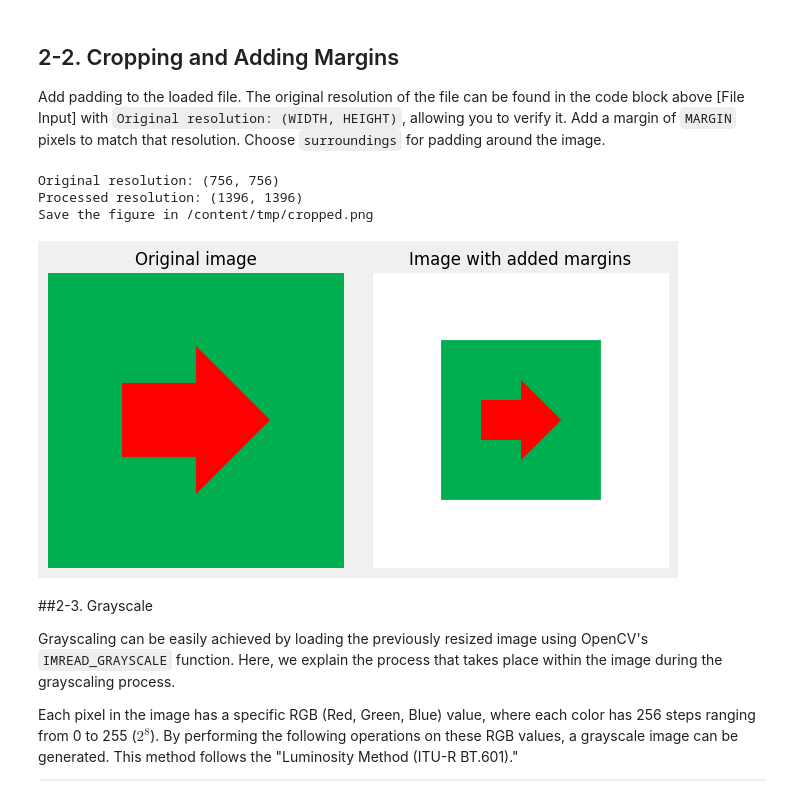
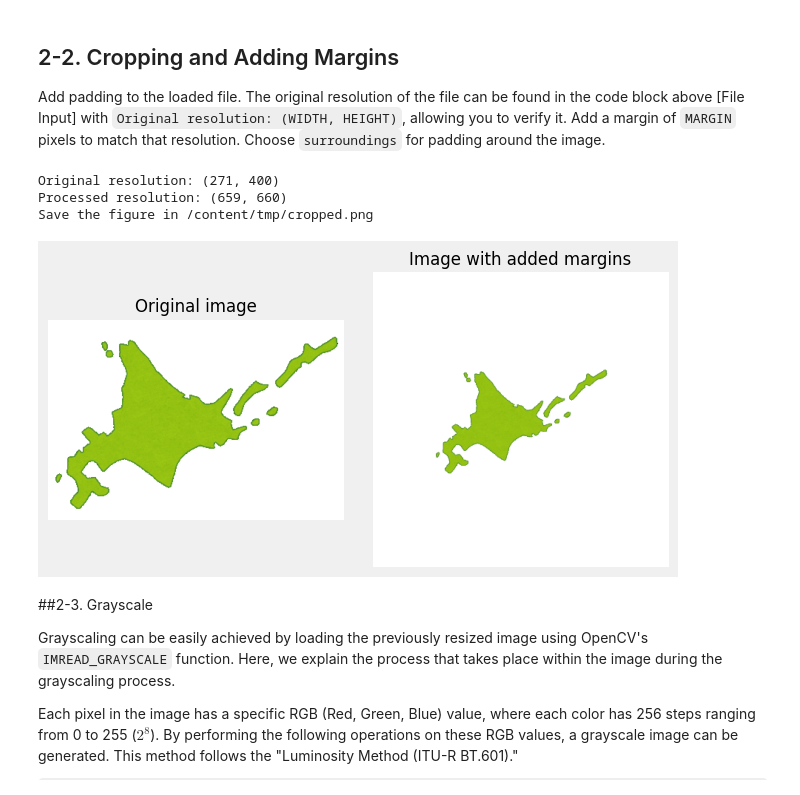
Before and after one commit to nobu-n2002/VSJ2024, a Jupyter notebook: PixelFlow_VSJ2024.ipynb, the cells around one changed output. Drawn from its saved outputs; the diff is of its cells as text; code cells hidden in the pictures; some formulas as TeX source.

```diff
--- a/PixelFlow_VSJ2024.ipynb
+++ b/PixelFlow_VSJ2024.ipynb
@@ -170,7 +170,7 @@ from IPython.display import display, Image
 import matplotlib.pyplot as plt
 
 # Parameters
-MARGIN = 320 # @param {type:"slider", min:0, max:1000, step:10}
+MARGIN = 130 # @param {type:"slider", min:0, max:1000, step:10}
 
 # Current working directory
 CWD = os.getcwd()
@@ -211,36 +211,36 @@ h, w = img.shape[:2]
 resolution = 400
 scale_factor = resolution / max(h, w)
 img_resized = cv2.resize(img, (int(w * scale_factor), int(h * scale_factor)), cv2.INTER_LINEAR)
 
 # Save the processed image
 file_path_cropped = f"{CWD}/tmp/cropped.png"
 cv2.imwrite(file_path_cropped, img_resized)
 
 # Display the processed image
 print('Processed resolution:', img.shape[0:2])
 print('\033[32m' + f'Save the figure in {file_path_cropped}' + '\033[0m')
 
 # Display images side by side using subplot
 fig, axs = plt.subplots(1, 2, figsize=(8, 5))
 
 # Display the original image
 axs[0].imshow(cv2.cvtColor(cv2.imread(file_path_original), cv2.COLOR_BGR2RGB))
 axs[0].set_title('Original image')
 axs[0].axis('off')
 
 # Display the cropped image
 axs[1].imshow(cv2.cvtColor(cv2.imread(file_path_cropped), cv2.COLOR_BGR2RGB))
 axs[1].set_title('Image with added margins')
 axs[1].axis('off')
 
 fig.patch.set_facecolor('#F0F0F0')
 plt.subplots_adjust(wspace=0.1)
 plt.show()
 # %% [output]
-Original resolution: (756, 756)
-Processed resolution: (1396, 1396)
+Original resolution: (271, 400)
+Processed resolution: (659, 660)
 Save the figure in /content/tmp/cropped.png
-[figure, old version]
+[figure, new version]
 # %% [markdown]
 ##2-3. Grayscale
 
```
Also changed, not shown: parts of 8 cells of this notebook.
